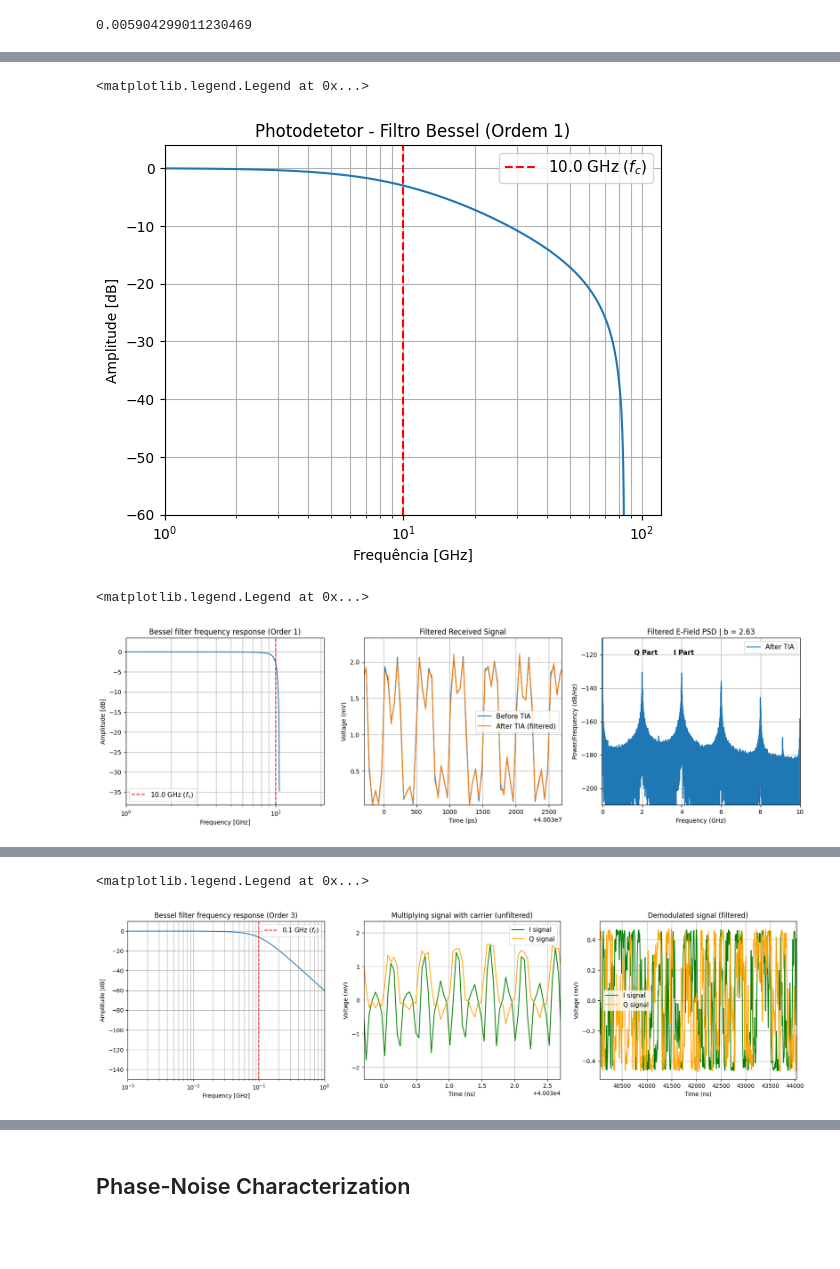
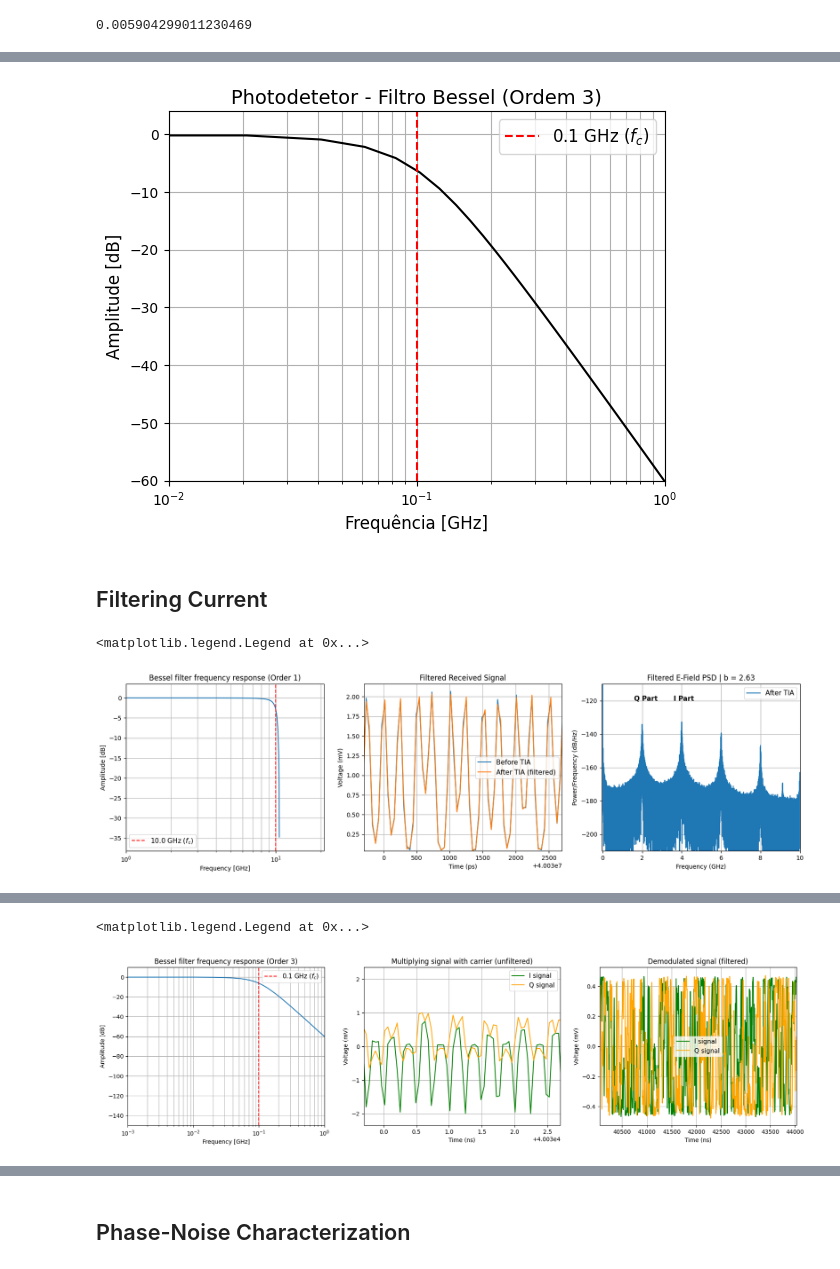
Before and after one commit to CaioRodrigues200/Laser-Study, a Jupyter notebook: Projects/Delayed_Self_Heterodyne/Delayed_Self_Heterodyne.ipynb, the cells around one changed output, grey strips where cells are left out. Saved outputs shown, nothing was run; the diff lists cells and outputs as text; code cells hidden in the pictures; blank space fills up the shorter version.

```diff
--- a/Projects/Delayed_Self_Heterodyne/Delayed_Self_Heterodyne.ipynb
+++ b/Projects/Delayed_Self_Heterodyne/Delayed_Self_Heterodyne.ipynb
@@ -463,7 +463,7 @@ with open(picklepath+'Dataset('+str(checkpoint_count+1)+').pickle','wb') as hand
 # %% [markdown]
 ## Load Data
 # %%
-LoadData = 5
+LoadData = 4
 
 picklepath = 'Data/'
 
@@ -902,28 +929,31 @@ $\displaystyle PD~Current~Linewidth(/2) = 4.668447~MHz~~|~~E-Field~Linewidth = 0
 # %%
-samp_freq = 8*Fs
-cutoff_freq = 10e9  # TIA Filter cuttoff frequency in Hz  b
-order = 1
+samp_freq = 2*Fs
+cutoff_freq = 0.1e9  # TIA Filter cuttoff frequency in Hz  b
+order = 3
 
 w_pre = 2*samp_freq*np.tan(np.pi*cutoff_freq/samp_freq)        # rad/s  (pre-warped)
 
 b,a = signal.bessel(N=order, Wn=w_pre, analog=True)
 b_z, a_z = signal.bilinear(b, a, fs=samp_freq)
 w, h = signal.freqz(b_z, a_z, worN=1024, fs=samp_freq)
 FilteredIPd = signal.lfilter(b, a, IPd)
 
-plt.plot(w*1e-9, 20 * np.log10(abs(h)))
+plt.plot(w*1e-9, 20 * np.log10(abs(h)), color='black')
 plt.axvline(cutoff_freq*1e-9, color='red', linestyle='--', label=f'{cutoff_freq*1e-9} GHz ($f_c$)')
 plt.xscale('log')
-plt.xlim(1,120)
+plt.xlim(0.01,1)
 plt.ylim(-60,4)
-plt.title(f'Photodetetor - Filtro Bessel (Ordem {order})')
-plt.xlabel('Frequência [GHz]')
-plt.ylabel('Amplitude [dB]')
+plt.title(f'Photodetetor - Filtro Bessel (Ordem {order})',fontsize=14)
+plt.xlabel('Frequência [GHz]',fontsize=12)
+plt.ylabel('Amplitude [dB]',fontsize=12)
 plt.grid(which='both', axis='both')
-plt.legend(fontsize=11)
+plt.legend(fontsize=12)
+
+plt.savefig("PDBessel.pdf", format="pdf")
 # %% [output]
-<matplotlib.legend.Legend at 0x...>
-[figure, old version]
+[figure, new version]
+# %% [markdown]
+## Filtering Current
 # %%
 samp_freq = Fs
 cutoff_freq = 10e9  # TIA Filter cuttoff frequency in Hz  b
@@ -980,7 +1010,7 @@ ax[2].grid()
 ax[2].legend(fontsize=11)
 # %% [output]
 <matplotlib.legend.Legend at 0x...>
-[figure, old version]
+[figure, new version]
 # %% [markdown]
 ## Demodulation
 
@@ -1045,7 +1075,7 @@ ax[2].grid()
 ax[2].legend(fontsize=11)
 # %% [output]
 <matplotlib.legend.Legend at 0x...>
-[figure, old version]
+[figure, new version]
 # %%
 fig, ax = plt.subplots(1,3)
 fig.set_figheight(5)
```
Also changed, not shown: parts of 18 cells of this notebook, 24 other files.
